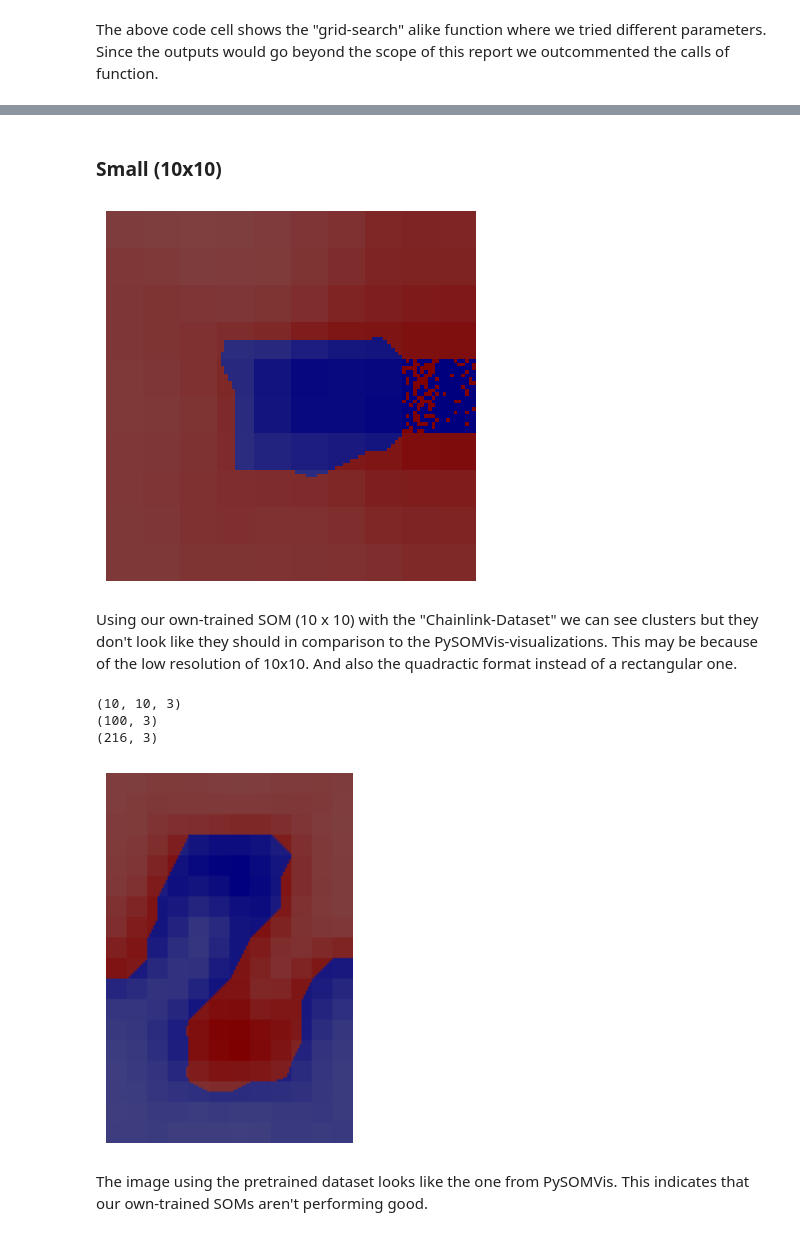
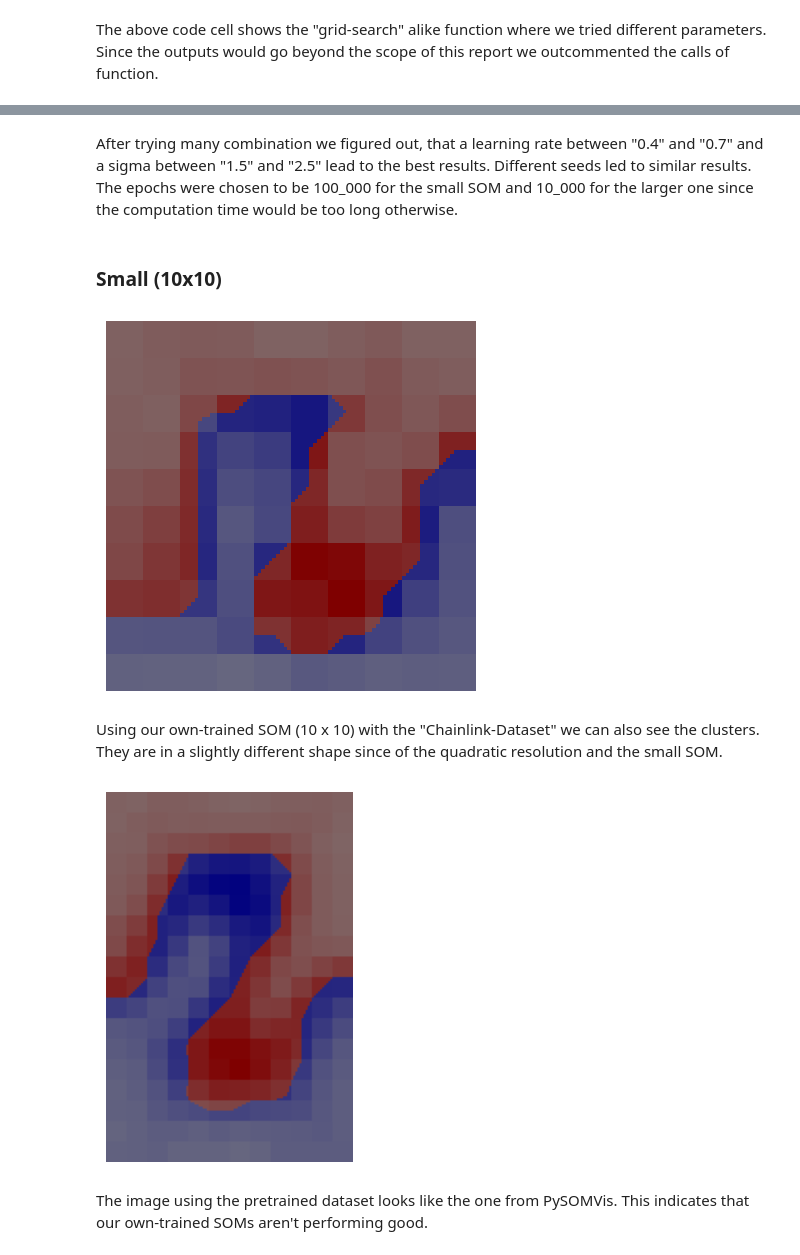
Before and after one commit to marlederer/PySOMVis_Coding_I_2023, a Jupyter notebook: PySOMVis/coding_assignment.ipynb, the cells around one changed output, grey strips where cells are left out. Cells and saved outputs as stored; diff of their text form; code cells hidden in the pictures.

```diff
--- a/PySOMVis/coding_assignment.ipynb
+++ b/PySOMVis/coding_assignment.ipynb
@@ -417,7 +414,6 @@ def Chessboard(_m, _n, _weights, _idata, _classes, _dim, _dpi, _voronoi_lines, _
 	plot = np.flipud(np.rot90(plot, k=-1, axes=(1,0)))
 	display(_m, _n, plot=plot, paths=paths, interpolation=interpolation)
 
-
 	# Selecting a color sheme for the chessboard implementation (used-one: jet)
 	cmap = plt.cm.get_cmap('jet', np.max(plot) + 1)
 	# Map the integer values to RGB colors
@@ -439,7 +435,7 @@ def Chessboard(_m, _n, _weights, _idata, _classes, _dim, _dpi, _voronoi_lines, _
 	else:
 		# As a default we chose to use the UMatrix with a saturation intensity of 0
 		# simply means no weights are applied to the saturation (original image)
-		weights_u = UMatrix(weights['xdim'], weights['ydim'], weights['arr'], 4)
+		weights_u = UMatrix(weights['ydim'], weights['xdim'], weights['arr'], 4)
 		saturationIntensity = 0
 
 	# Normalizing the weights
@@ -584,9 +550,11 @@ KeyboardInterrupt:
+# %% [markdown]
+After trying many combination we figured out, that a learning rate between "0.4" and "0.7" and a sigma between "1.5" and "2.5" lead to the best results. Different seeds led to similar results. The epochs were chosen to be 100_000 for the small SOM and 10_000 for the larger one since the computation time would be too long otherwise.
 # %%
-som_small = MiniSom(10, 10, dim_chainlink, sigma=5.5, learning_rate=0.6, random_seed=10)
+som_small = MiniSom(10, 10, dim_chainlink, sigma=2, learning_rate=0.6, random_seed=7)
 som_small.train(idata_chainlink['arr'], 100_000)
 som_small_reshaped = som_small._weights.reshape((100, 3))
 
-som_large = MiniSom(100, 60, dim_chainlink, sigma=1.5, learning_rate=0.6, random_seed=10)
+som_large = MiniSom(100, 60, dim_chainlink, sigma=6, learning_rate=0.7, random_seed=10)
 som_large.train(idata_chainlink['arr'], 10_000)
 som_large_reshaped = som_large._weights.reshape((6000, 3))
 # %% [markdown]
@@ -594,27 +562,25 @@ som_large_reshaped = som_large._weights.reshape((6000, 3))
 # %%
 small_som_chainlink = Chessboard(10, 10, som_small_reshaped, idata_chainlink['arr'], classes_chainlink['arr'][:,1],
                                  dim_chainlink, high_dpi, voronoi, chessboard, interpolation, saturationIntensity, matrix[2])
 
+small_som_chainlink = np.flipud(small_som_chainlink)
+# Rotate the mirrored image 90 degrees to the left
+small_som_chainlink = np.rot90(small_som_chainlink)
 plt.imshow(small_som_chainlink)
 plt.axis('off')
 plt.show()
 # %% [output]
-[figure, old version]
+[figure, new version]
 # %% [markdown]
-Using our own-trained SOM (10 x 10) with the "Chainlink-Dataset" we can see clusters but they don't look like they should in comparison to the PySOMVis-visualizations. This may be because of the low resolution of 10x10. And also the quadractic format instead of a rectangular one.
+Using our own-trained SOM (10 x 10) with the "Chainlink-Dataset" we can also see the clusters. They are in a slightly different shape since of the quadratic resolution and the small SOM.
 # %%
 pretrained_chainlink_small = Chessboard(weights_chainlink["ydim"], weights_chainlink["xdim"], weights_chainlink["arr"], idata_chainlink['arr'],
                classes_chainlink['arr'][:,1], dim_chainlink, high_dpi, voronoi, chessboard, interpolation, saturationIntensity, matrix[2])
 
-
-
 plt.imshow(pretrained_chainlink_small)
 plt.axis('off')
 plt.show()
 # %% [output]
-(10, 10, 3)
-(100, 3)
-(216, 3)
 [figure]
 # %% [markdown]
 The image using the pretrained dataset looks like the one from PySOMVis. This indicates that our own-trained SOMs aren't performing good.
```
Also changed, not shown: parts of 27 cells of this notebook, 1 other file.
